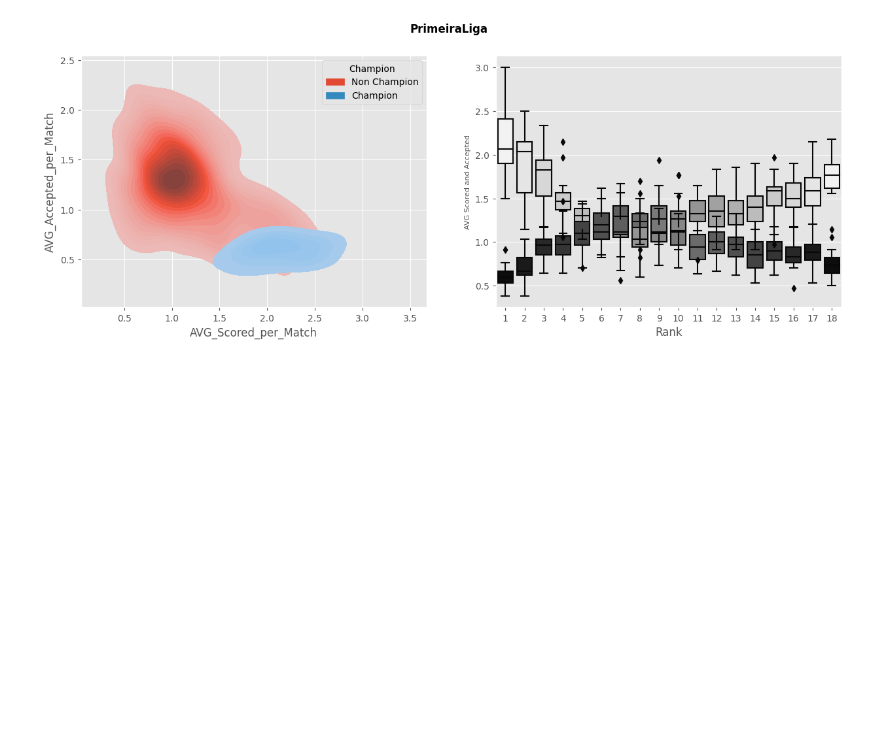
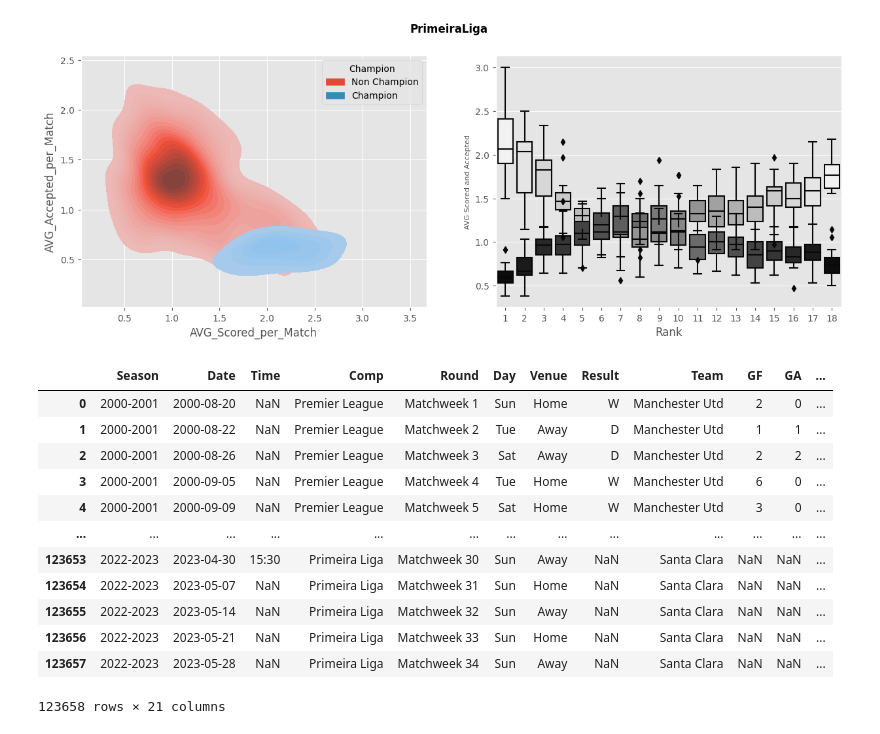
Before and after one commit to beridzeg45/FBref_Stats, a Jupyter notebook: Leagues Analysis.ipynb, the cells around one changed output. Saved outputs shown, nothing was run; the diff lists cells and outputs as text; code cells hidden in the pictures; blank space fills up the shorter version.

```diff
--- a/Leagues Analysis.ipynb
+++ b/Leagues Analysis.ipynb
@@ -13,16 +13,9 @@ pd.options.display.max_columns=100
 plt.style.use('ggplot')
 headers = {'User-Agent': 'Mozilla/5.0 (Windows NT 6.2; Win64; x64) AppleWebKit/537.36 (KHTML, like Gecko) Chrome/75.0.3770.100 Safari/537.36'}
 # %%
-standard_stats=pd.read_csv(r"C:\Users\berid\python\fbref_data\standard_stats.csv")
-goalkeeping=pd.read_csv(r"C:\Users\berid\python\fbref_data\goalkeeping.csv")
-advanced_goalkeeping=pd.read_csv(r"C:\Users\berid\python\fbref_data\advanced_goalkeeping.csv")
-shooting=pd.read_csv(r"C:\Users\berid\python\fbref_data\shooting.csv")
-passing=pd.read_csv(r"C:\Users\berid\python\fbref_data\passing.csv")
-goal_and_shot_creation=pd.read_csv(r"C:\Users\berid\python\fbref_data\goal_and_shot_creation.csv")
-defensive_actions=pd.read_csv(r"C:\Users\berid\python\fbref_data\defensive_actions.csv")
-possession=pd.read_csv(r"C:\Users\berid\python\fbref_data\possession.csv")
-playing_time=pd.read_csv(r"C:\Users\berid\python\fbref_data\playing_time.csv")
-miscellaneous_stats=pd.read_csv(r"C:\Users\berid\python\fbref_data\miscellaneous_stats.csv")
+standard_stats=pd.read_csv(r"C:\Users\berid\python\csv_files\standard_stats.csv")
+goalkeeping=pd.read_csv(r"C:\Users\berid\python\csv_files\goalkeeping.csv")
+all_matches=pd.read_csv(r"C:\Users\berid\python\csv_files\top_league_matches(2000-2023).csv",parse_dates=['Date'])
 # %%
 standard_stats=standard_stats.query('`Unnamed: 0_level_0_Player`.isin(["Squad Total","Opponent Total"])==False')
 goalkeeping=goalkeeping.query('`Unnamed: 0_level_0_Player`.isin(["Squad Total","Opponent Total"])==False')
@@ -153,3 +138,19 @@ print('\n\n\n\n')
 [figure]
 [figure]
 [figure]
+# %%
+all_matches
+# %% [output]
+|  | Season | Date | Time | Comp | Round | Day | Venue | Result | Team | GF | GA | ... |
+| 0 | 2000-2001 | 2000-08-20 | NaN | Premier League | Matchweek 1 | Sun | Home | W | Manchester Utd | 2 | 0 | ... |
+| 1 | 2000-2001 | 2000-08-22 | NaN | Premier League | Matchweek 2 | Tue | Away | D | Manchester Utd | 1 | 1 | ... |
+| 2 | 2000-2001 | 2000-08-26 | NaN | Premier League | Matchweek 3 | Sat | Away | D | Manchester Utd | 2 | 2 | ... |
+| 3 | 2000-2001 | 2000-09-05 | NaN | Premier League | Matchweek 4 | Tue | Home | W | Manchester Utd | 6 | 0 | ... |
+| 4 | 2000-2001 | 2000-09-09 | NaN | Premier League | Matchweek 5 | Sat | Home | W | Manchester Utd | 3 | 0 | ... |
+| ... | ... | ... | ... | ... | ... | ... | ... | ... | ... | ... | ... | ... |
+| 123653 | 2022-2023 | 2023-04-30 | 15:30 | Primeira Liga | Matchweek 30 | Sun | Away | NaN | Santa Clara | NaN | NaN | ... |
+| 123654 | 2022-2023 | 2023-05-07 | NaN | Primeira Liga | Matchweek 31 | Sun | Home | NaN | Santa Clara | NaN | NaN | ... |
+| 123655 | 2022-2023 | 2023-05-14 | NaN | Primeira Liga | Matchweek 32 | Sun | Away | NaN | Santa Clara | NaN | NaN | ... |
+| 123656 | 2022-2023 | 2023-05-21 | NaN | Primeira Liga | Matchweek 33 | Sun | Home | NaN | Santa Clara | NaN | NaN | ... |
+| 123657 | 2022-2023 | 2023-05-28 | NaN | Primeira Liga | Matchweek 34 | Sun | Away | NaN | Santa Clara | NaN | NaN | ... |
+123658 rows × 21 columns
```
Also changed, not shown: parts of 15 cells of this notebook.
